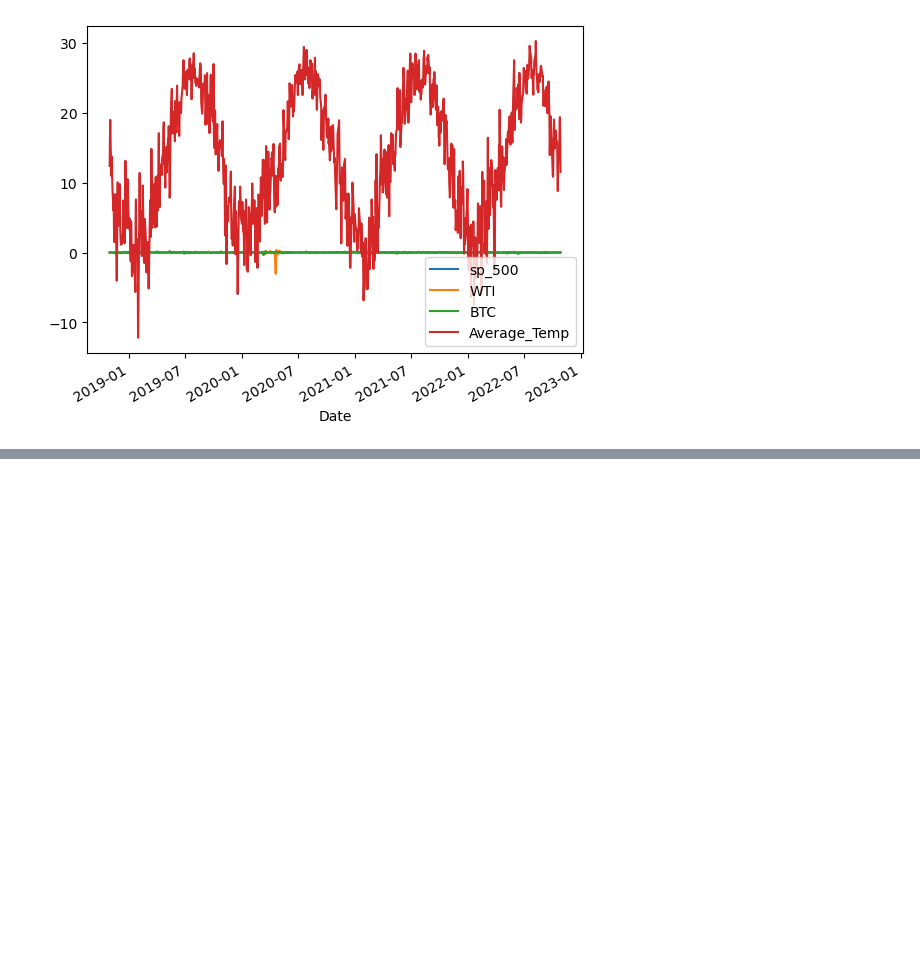
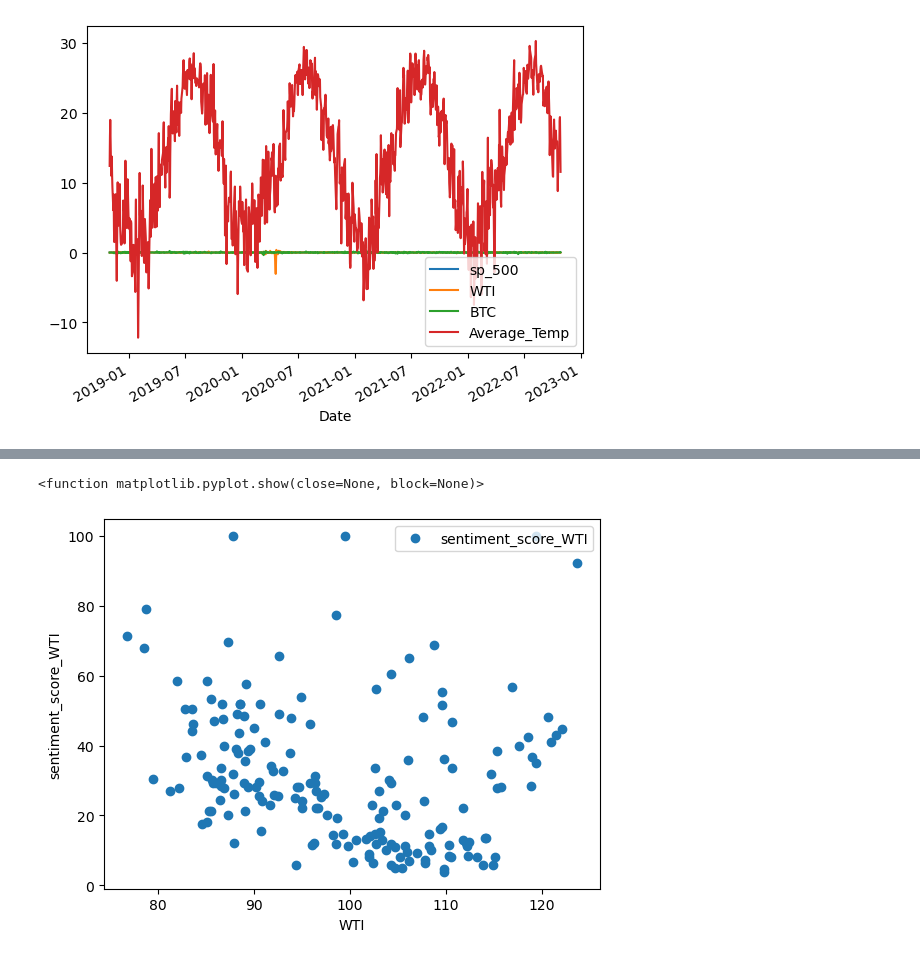
Before and after one commit to robel-codes/asset-correlation-analysis, a Jupyter notebook: data_collection.ipynb, the cells around one changed output, grey strips where cells are left out. Saved outputs shown, nothing was run; the diff lists cells and outputs as text; code cells hidden in the pictures; blank space fills up the shorter version.

```diff
--- a/data_collection.ipynb
+++ b/data_collection.ipynb
@@ -153,0 +370,6 @@ plt.show
+# %%
+abs_p = p.copy()
+abs_p.columns = [' '.join(col).strip() for col in p.columns.values]
+columns = ["sp_500", "WTI", "BTC"]
+abs_p.columns = columns
+abs_p
@@ -153,0 +391,4 @@ plt.show
+# %%
+# Testing WTI sentiment correlations with absolute price of the ETF vs pct_change()
+abs_price_sentiment_correlation_df = pd.concat([abs_p['WTI'], trends_WTI_combined], axis="columns", join="inner")
+abs_price_sentiment_correlation_df
@@ -153,0 +409,9 @@ plt.show
+# %%
+# Sentiment graph
+abs_price_sentiment_correlation_df.plot(x='WTI', y= 'sentiment_score_WTI', style= 'o')
+plt.xlabel ('WTI')
+plt.ylabel ('sentiment_score_WTI')
+plt.show
+# %% [output]
+<function matplotlib.pyplot.show(close=None, block=None)>
+[figure, added]
```
Also changed, not shown: parts of 21 cells of this notebook.
